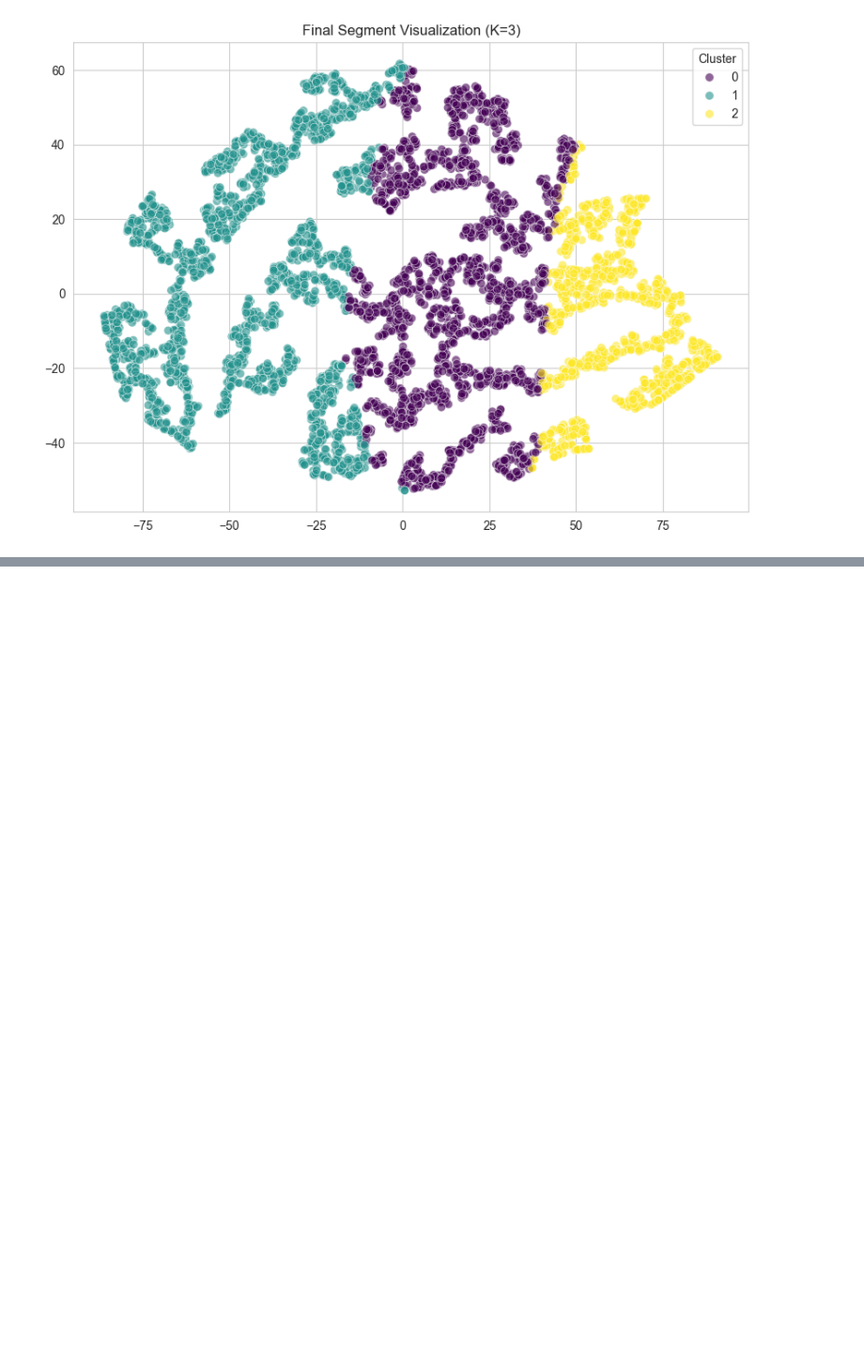
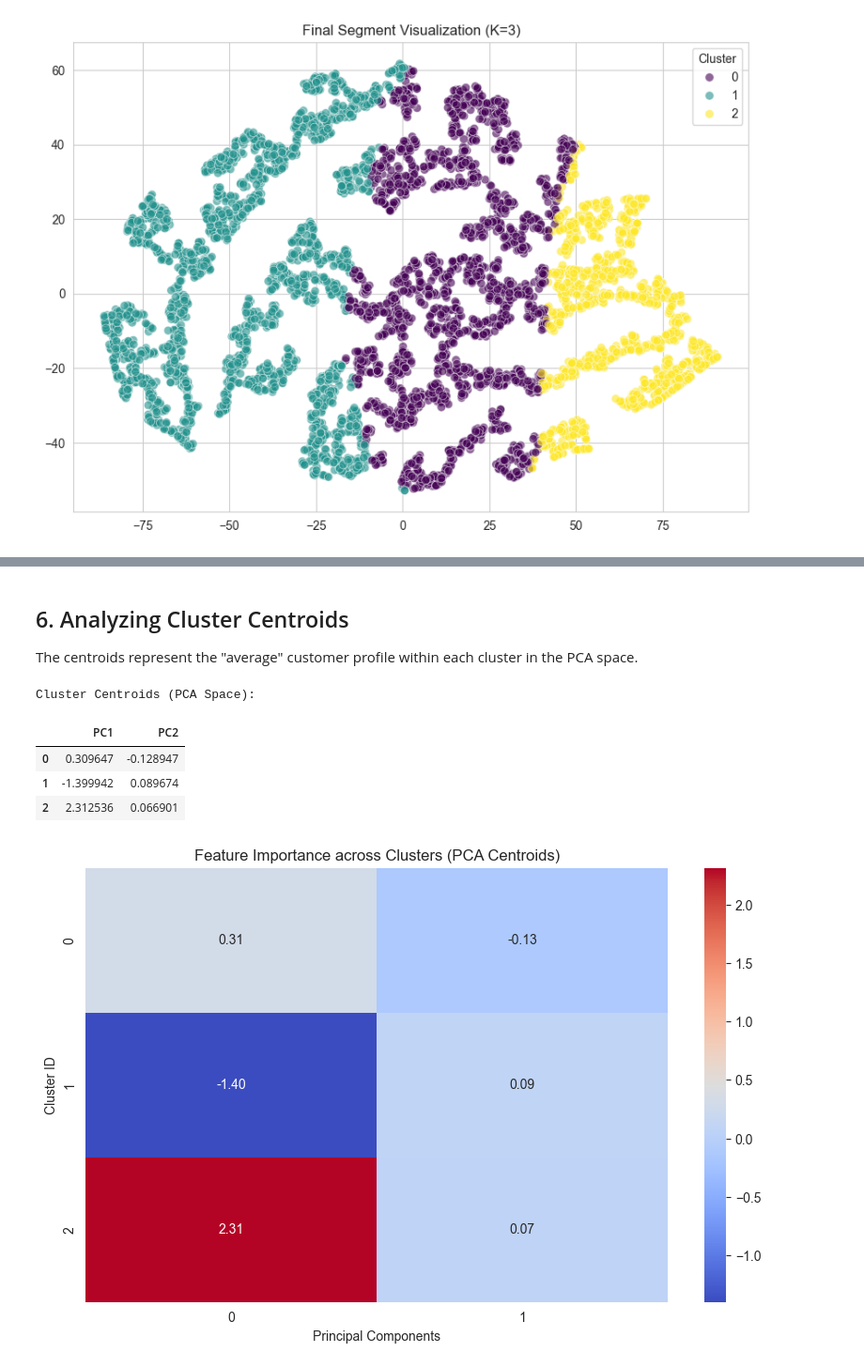
Before and after one commit to Aynorix/Online_Retail_Customer_Segmentation, a Jupyter notebook: notebooks/03_clustering.ipynb, the cells around one changed output, grey strips where cells are left out. Shown at 94% size. Cells and saved outputs as stored; diff of their text form; code cells hidden in the pictures; blank space fills up the shorter version.

```diff
--- a/notebooks/03_clustering.ipynb
+++ b/notebooks/03_clustering.ipynb
@@ -121,0 +161,24 @@ Plot saved: ..\plots\clustering\tsne_final_k3.png
+# %% [markdown]
+## 6. Analyzing Cluster Centroids
+The centroids represent the "average" customer profile within each cluster in the PCA space.
+# %%
+# Get the coordinates of the centers in the PCA space
+centroids = kmeans.cluster_centers_
+
+print("Cluster Centroids (PCA Space):")
+display(pd.DataFrame(centroids, columns=[f'PC{i+1}' for i in range(centroids.shape[1])]))
+
+# Visualizing where these centers sit
+plt.figure(figsize=(10, 6))
+sns.heatmap(centroids, annot=True, cmap='coolwarm', fmt=".2f")
+plt.title('Feature Importance across Clusters (PCA Centroids)')
+plt.xlabel('Principal Components')
+plt.ylabel('Cluster ID')
+plt.show()
+# %% [output]
+Cluster Centroids (PCA Space):
+|  | PC1 | PC2 |
+| 0 | 0.309647 | -0.128947 |
+| 1 | -1.399942 | 0.089674 |
+| 2 | 2.312536 | 0.066901 |
+[figure, added]
```
Also changed, not shown: parts of 10 cells of this notebook, 6 other files.
